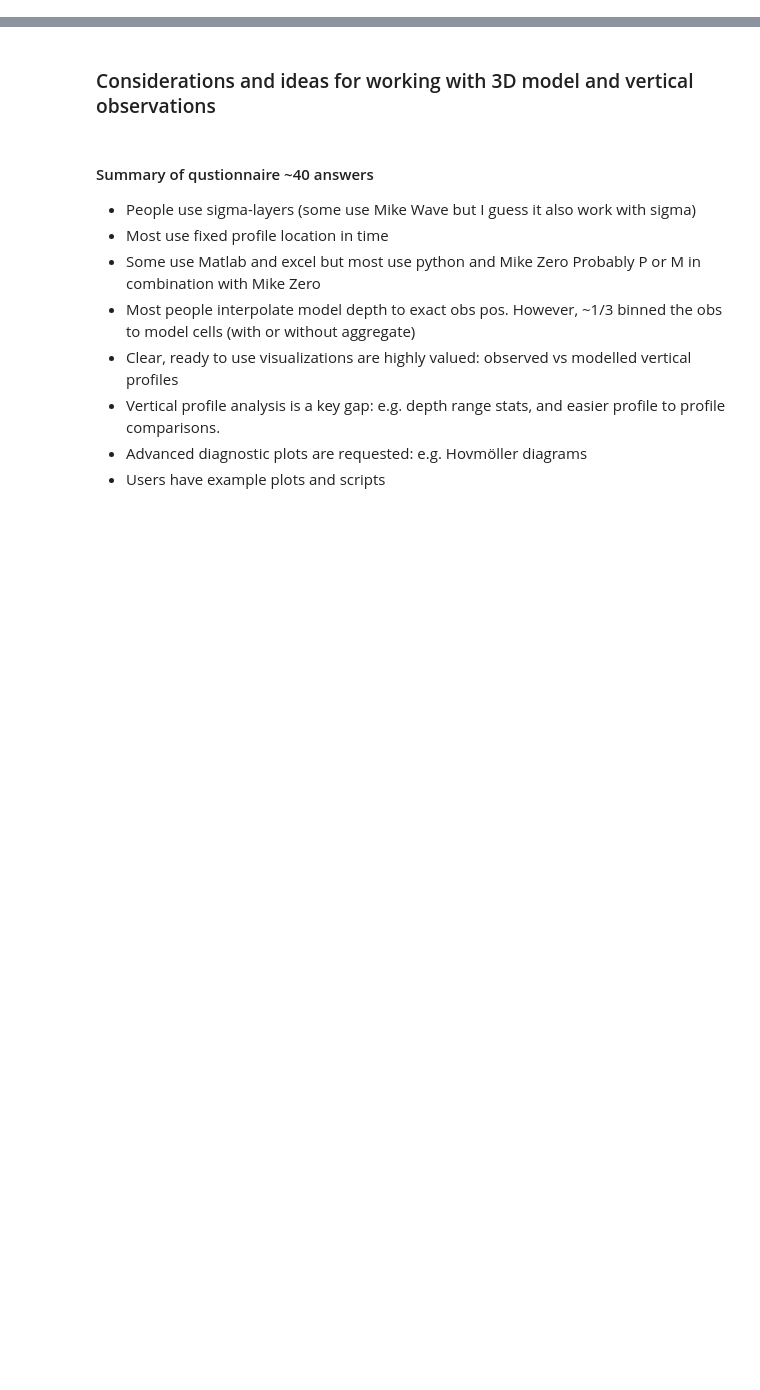
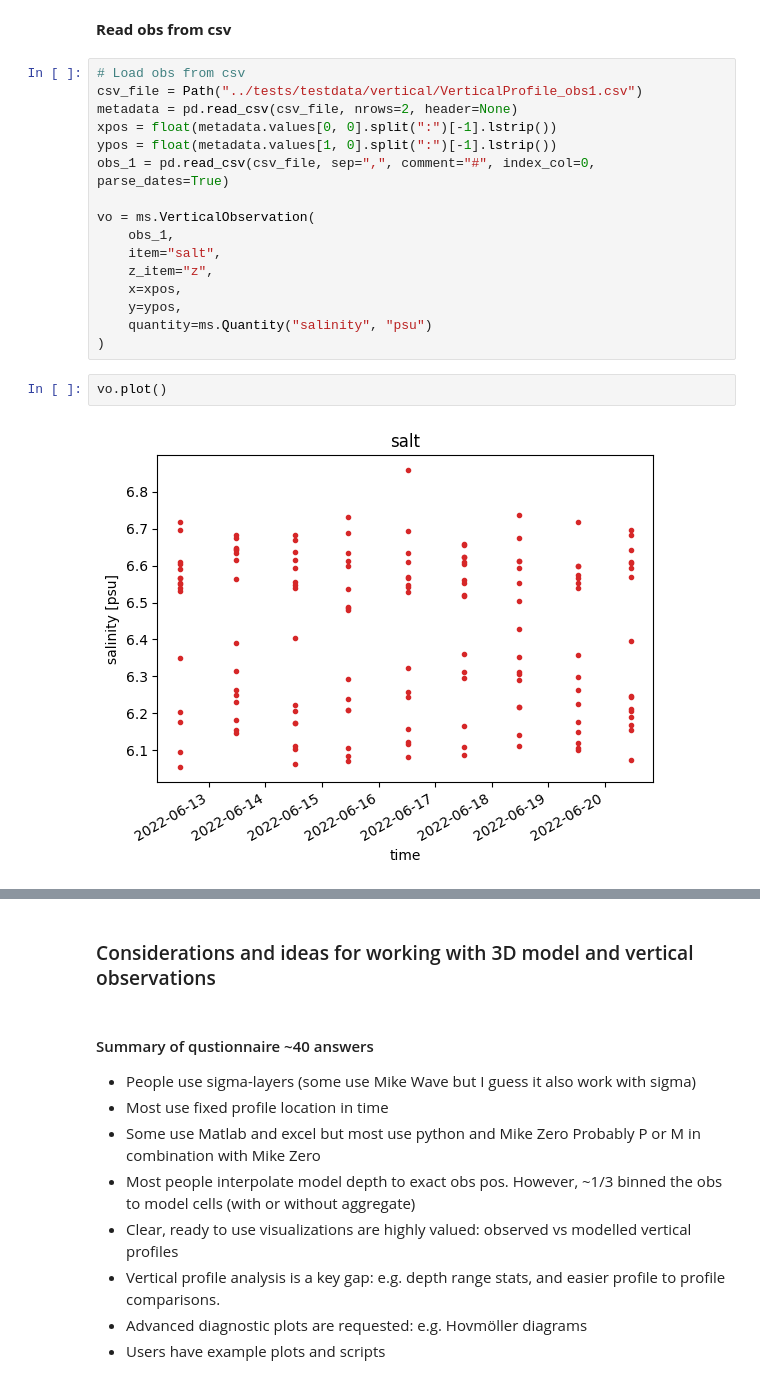
Before and after one commit to DHI/modelskill, a Jupyter notebook: notebooks/vertical_skill.ipynb, the cells around one changed output, grey strips where cells are left out. Drawn from its saved outputs; the diff is of its cells as text; blank space fills up the shorter version.

Commit message:
example notebook updated with current vertical features

```diff
--- a/notebooks/vertical_skill.ipynb
+++ b/notebooks/vertical_skill.ipynb
@@ -0,0 +12,23 @@
+# %% [markdown]
+
+**Read obs from csv**
+# %%
+# Load obs from csv
+csv_file = Path("../tests/testdata/vertical/VerticalProfile_obs1.csv")
+metadata = pd.read_csv(csv_file, nrows=2, header=None)
+xpos = float(metadata.values[0, 0].split(":")[-1].lstrip())
+ypos = float(metadata.values[1, 0].split(":")[-1].lstrip())
+obs_1 = pd.read_csv(csv_file, sep=",", comment="#", index_col=0, parse_dates=True)
+
+vo = ms.VerticalObservation(
+    obs_1,
+    item="salt",
+    z_item="z",
+    x=xpos,
+    y=ypos,
+    quantity=ms.Quantity("salinity", "psu")
+)
+# %%
+vo.plot()
+# %% [output]
+[figure, added]
```
Also changed, not shown: parts of 4 cells of this notebook.
